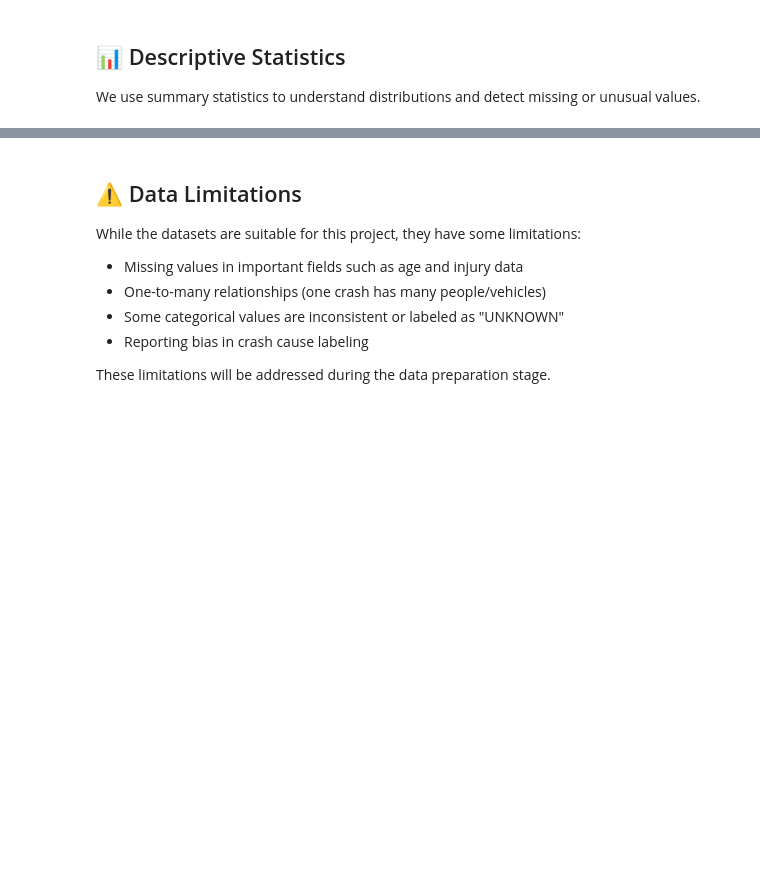
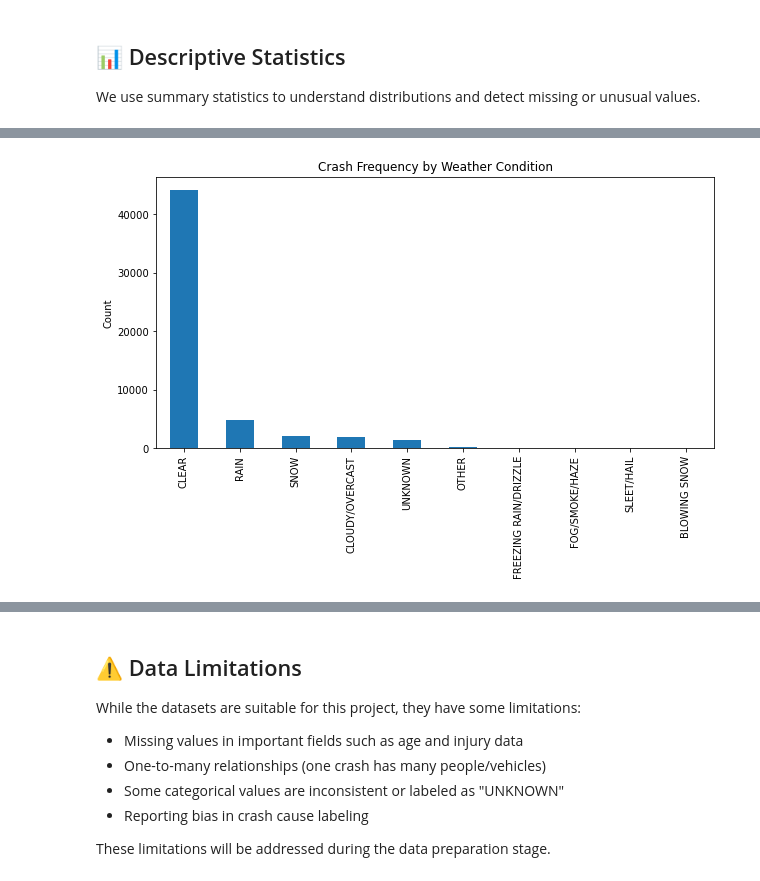
Before and after one commit to tonny001-rgb/chicago-car-crash-interpretability, a Jupyter notebook: final notebook.ipynb, the cells around one changed output, grey strips where cells are left out. Cells and saved outputs as stored; diff of their text form; code cells hidden in the pictures; blank space fills up the shorter version.

```diff
--- a/final notebook.ipynb
+++ b/final notebook.ipynb
@@ -373,0 +408,14 @@ display(people.describe(include="all"))
+# %%
+# Check relationship between weather and crash frequency
+# This helps identify environmental risk factors
+
+plt.figure(figsize=(10,5))
+
+df['weather_condition'].value_counts().head(10).plot(kind='bar')
+
+plt.title("Crash Frequency by Weather Condition")
+plt.ylabel("Count")
+
+plt.show()
+# %% [output]
+[figure, added]
```
Also changed, not shown: parts of 58 cells of this notebook, 1 other file.
